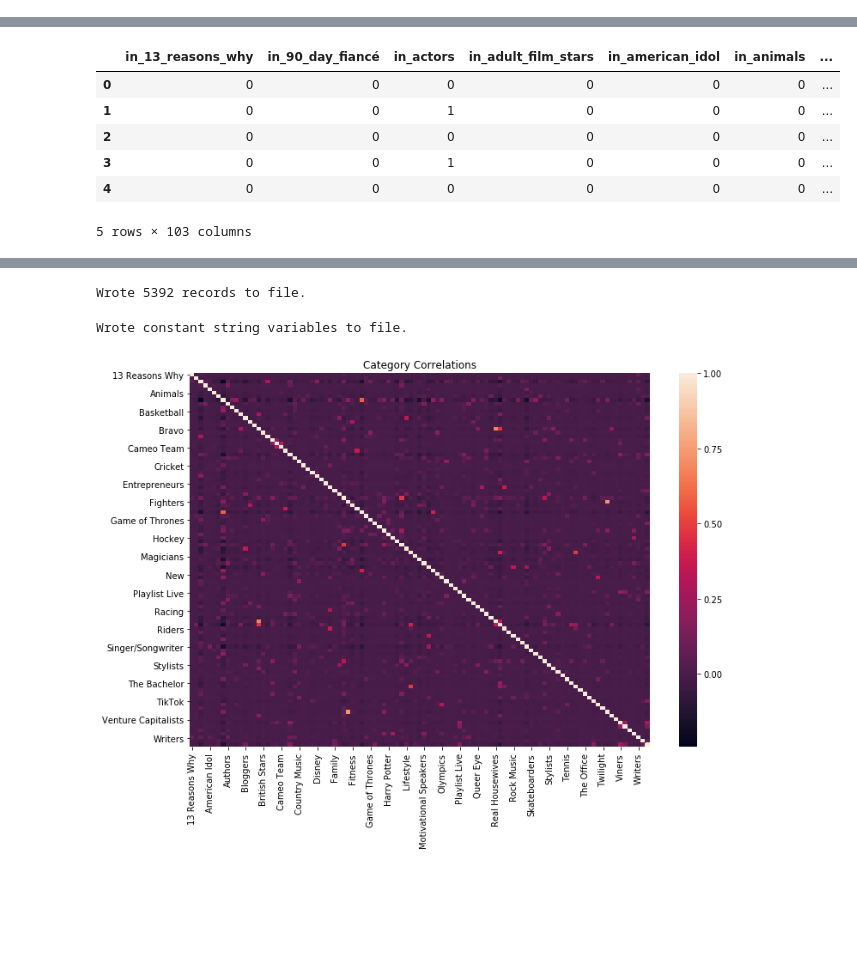
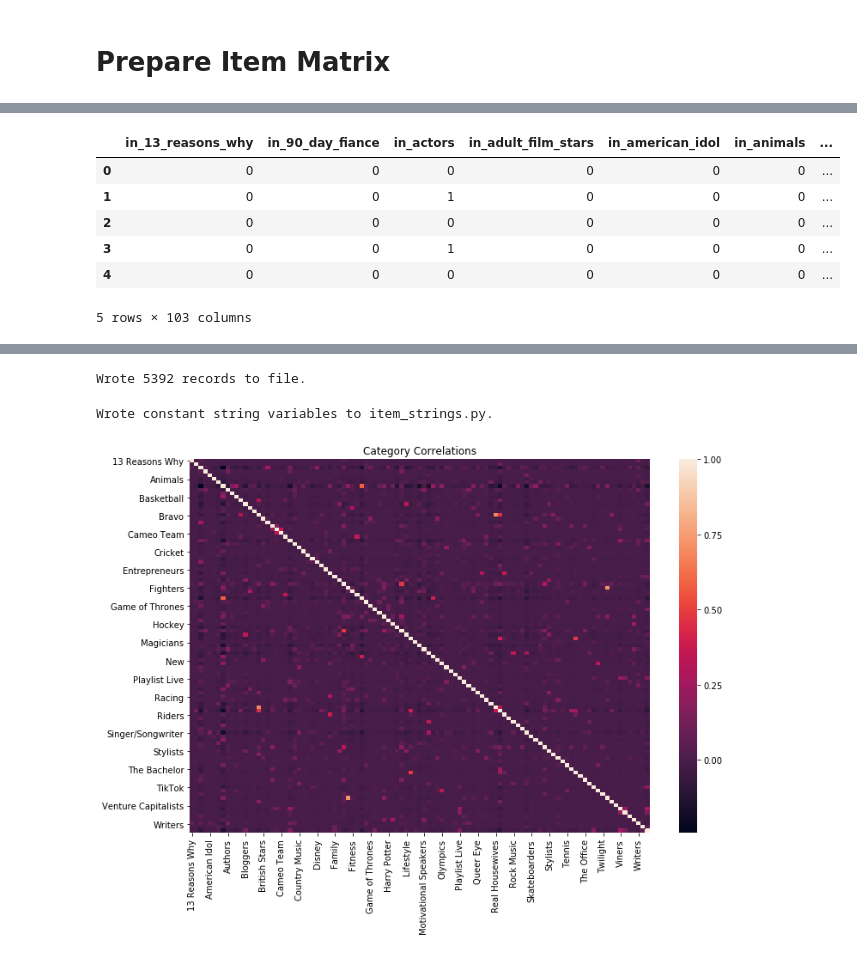
Before and after one commit to acmillinoistech/redcarpet, a Jupyter notebook: data/Prepare Item Matrix.ipynb, the cells around one changed output, grey strips where cells are left out. Drawn from its saved outputs; the diff is of its cells as text; code cells hidden in the pictures; blank space fills up the shorter version.

```diff
--- a/data/Prepare Item Matrix.ipynb
+++ b/data/Prepare Item Matrix.ipynb
@@ -1,3 +1,5 @@
+# %% [markdown]
+# Prepare Item Matrix
 # %%
 import pandas as pd
 import numpy as np
@@ -18,17 +20,27 @@ raw.head()
 | 3 | [Reality TV, Bravo, Stylists, Fea... | October 2018 | Carson Kressley | 59.0 | 290 | 5.0 | carsonkressley |
 | 4 | [Rappers, Featured, Musicians] | December 2017 | RiFF RAFF | 75.0 | 402 | 4.7 | riffraff |
 # %%
+import re
+from unidecode import unidecode
 from sklearn.preprocessing import MultiLabelBinarizer
+
+
+def clean_column_name(name):
+    old = unidecode(name.casefold())
+    clean = re.sub("[^0-9a-zA-Z]+", '_', old)
+    out = "in_" + clean
+    return out
+
 
 mlb = MultiLabelBinarizer()
 mlb.fit(raw["categories"])
 one_hot = mlb.transform(raw["categories"])
 READABLE_LABELS = list(mlb.classes_)
-COLUMN_LABELS = ["in_" + "_".join(label.casefold().split(" ")) for label in READABLE_LABELS]
+COLUMN_LABELS = [clean_column_name(label) for label in READABLE_LABELS]
 mat = pd.DataFrame(one_hot, columns=COLUMN_LABELS)
 mat.head()
 # %% [output]
-|  | in_13_reasons_why | in_90_day_fiancé | in_actors | in_adult_film_stars | in_american_idol | in_animals | ... |
+|  | in_13_reasons_why | in_90_day_fiance | in_actors | in_adult_film_stars | in_american_idol | in_animals | ... |
 | 0 | 0 | 0 | 0 | 0 | 0 | 0 | ... |
 | 1 | 0 | 0 | 1 | 0 | 0 | 0 | ... |
 | 2 | 0 | 0 | 0 | 0 | 0 | 0 | ... |
@@ -56,15 +68,16 @@ print("Wrote {} records to file.".format(len(df)))
 # %% [output]
 Wrote 5392 records to file.
 # %%
-with open("strings.py", "w") as file:
+str_file = "item_strings.py"
+with open(str_file, "w") as file:
     strings = ""
     strings += "READABLE_LABELS = " + str(READABLE_LABELS) + "\n"
     strings += "COLUMN_LABELS = " + str(COLUMN_LABELS) + "\n"
     strings += "ATTRIBUTES = " + str(ATTRIBUTES) + "\n"
     file.write(strings)
-print("Wrote constant string variables to file.")
+print("Wrote constant string variables to {}.".format(str_file))
 # %% [output]
-Wrote constant string variables to file.
+Wrote constant string variables to item_strings.py.
 # %%
 sns.heatmap(pd.DataFrame(mat.copy().values, columns=READABLE_LABELS).corr())
 plt.gcf().set_size_inches((12, 8))
```
Also changed, not shown: 8 other files.
